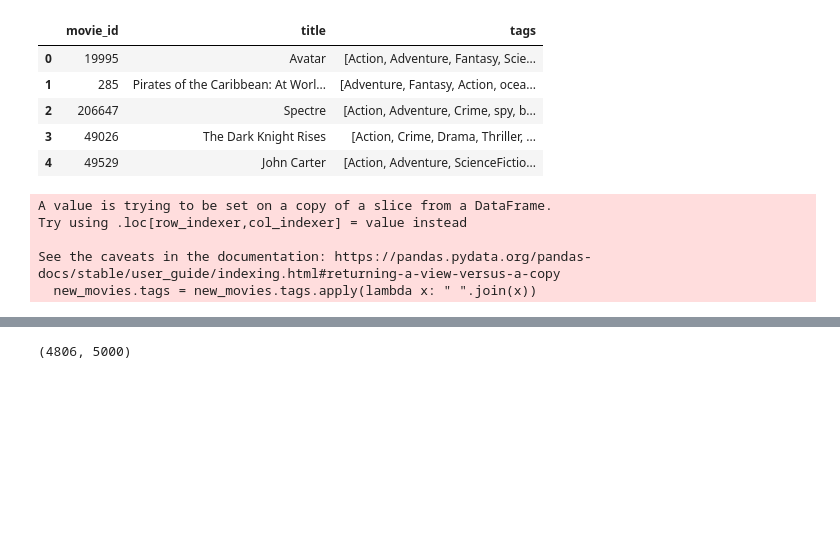
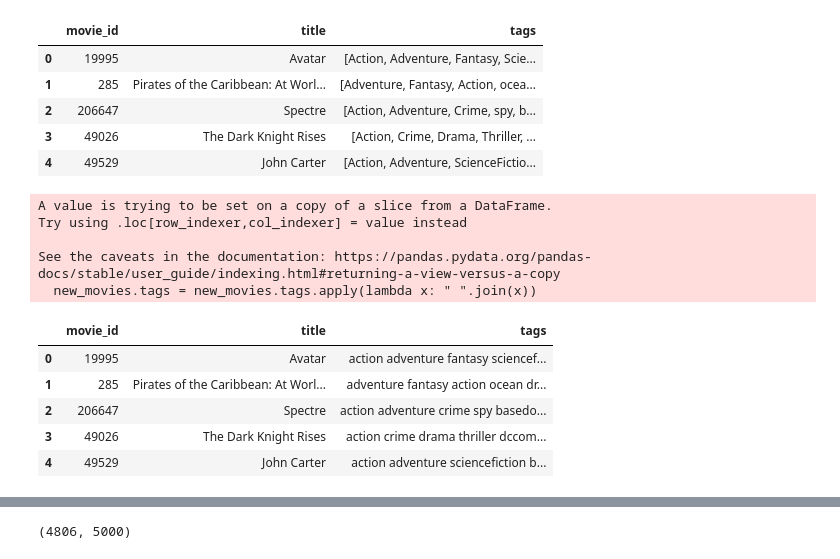
Before and after one commit to Ammack/Movie-Recommender-App, a Jupyter notebook: Movie Recommender System.ipynb, the cells around one changed output, grey strips where cells are left out. Cells and saved outputs as stored; diff of their text form; code cells hidden in the pictures; blank space fills up the shorter version.

```diff
--- a/Movie Recommender System.ipynb
+++ b/Movie Recommender System.ipynb
@@ -262,6 +262,15 @@ Try using .loc[row_indexer,col_indexer] = value instead
 
 See the caveats in the documentation: https://pandas.pydata.org/pandas-docs/stable/user_guide/indexing.html#returning-a-view-versus-a-copy
   new_movies.tags = new_movies.tags.apply(lambda x: " ".join(x))
+# %%
+new_movies.head()
+# %% [output]
+|  | movie_id | title | tags |
+| 0 | 19995 | Avatar | action adventure fantasy sciencef... |
+| 1 | 285 | Pirates of the Caribbean: At Worl... | adventure fantasy action ocean dr... |
+| 2 | 206647 | Spectre | action adventure crime spy basedo... |
+| 3 | 49026 | The Dark Knight Rises | action crime drama thriller dccom... |
+| 4 | 49529 | John Carter | action adventure sciencefiction b... |
 # %%
 new_movies.tags[0]
 # %% [output]
```
Also changed, not shown: parts of 9 cells of this notebook, 1 other file.
